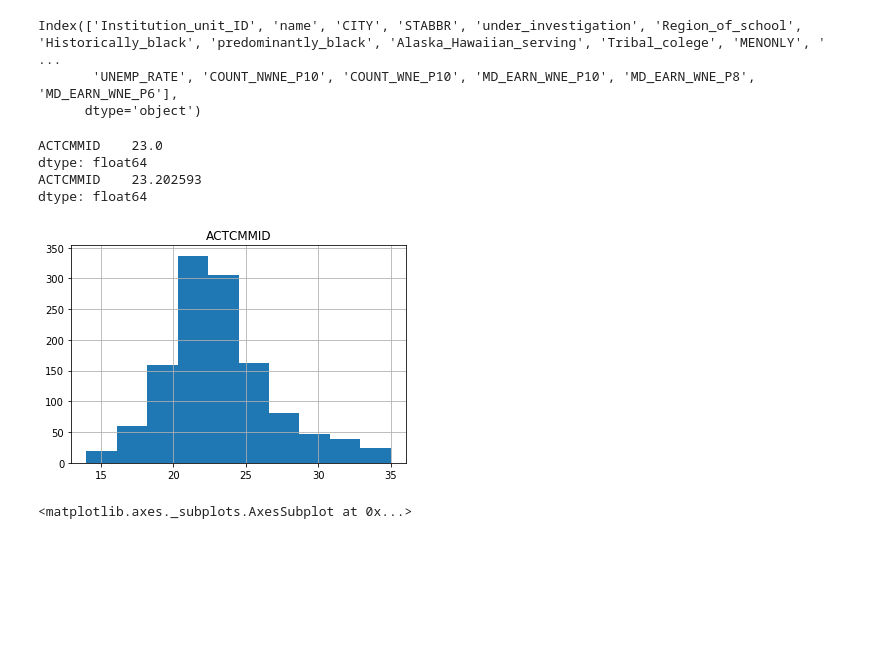
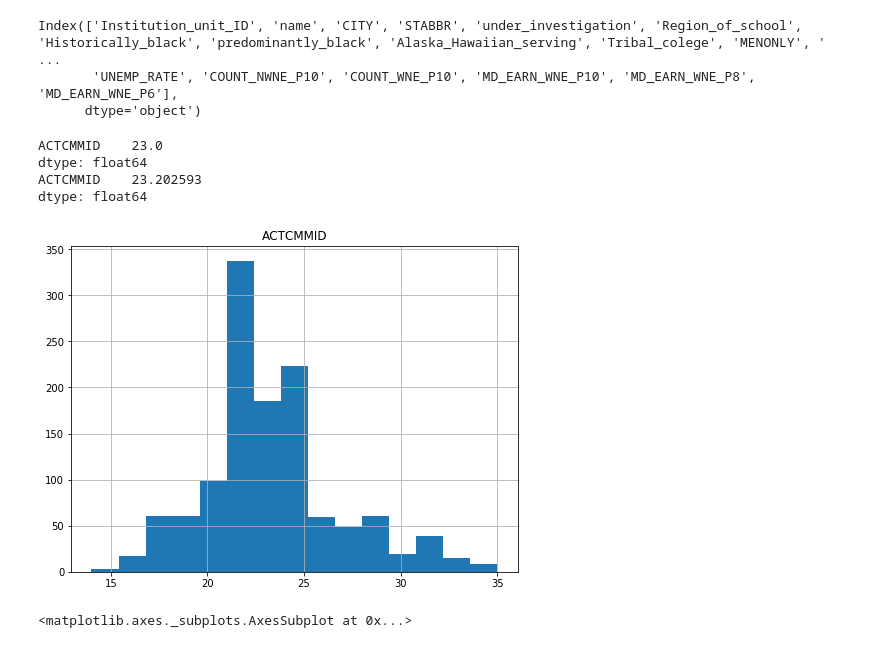
Before and after one commit to mparayil/Scorecard-Analysis, a Jupyter notebook: SAT & Scorecard analysis.ipynb, the cells around one changed output. Cells and saved outputs as stored; diff of their text form; code cells hidden in the pictures; blank space fills up the shorter version.

```diff
--- a/SAT & Scorecard analysis.ipynb
+++ b/SAT & Scorecard analysis.ipynb
@@ -46,4 +49,6 @@ Index(['Institution_unit_ID', '8-digit_OPE_ID', '6-digit_OPE_ID', 'name', 'CITY'
 # reading in the cost data
 df2 = pd.read_csv('Most-Recent-Cohorts-Treasury-Elements.csv',)
 # %%
-df2.rename({'UNITID': 'UNITID_', 'OPEID': 'OPEID_', 'OPEID6': 'OPEID6_', 'INSTNM': 'INSTNM_', 'MD_EARN_WNE_P10': 'MD_EARN_WNE_P10_'}, axis=1, inplace=True)
+df2.rename({'UNITID': 'UNITID_', 'OPEID': 'OPEID_', 'OPEID6': 'OPEID6_',
+            'INSTNM': 'INSTNM_', 'MD_EARN_WNE_P10': 'MD_EARN_WNE_P10_'}, axis=1, inplace=True)
+# Renaming the duplicate columns in the 2nd dataset so that python isn't reading duplicates
@@ -124,6 +138,9 @@ new_comb = comb[['Institution_unit_ID', 'name', 'CITY', 'STABBR', 'under_investi
                 'NPT4_PRIV', 'NPT41_PUB', 'NPT42_PUB', 'NPT43_PUB', 'NPT44_PUB', 'NPT45_PUB', 'NPT41_PRIV', 'NPT42_PRIV', 'NPT43_PRIV',
                 'NPT44_PRIV', 'NPT45_PRIV', 'PCTPELL', 'RET_FT4', 'RET_FTL4', 'RET_PT4', 'RET_PTL4', 'PCTFLOAN', 'GT_25K_P6',
                 'GRAD_DEBT_MDN_SUPP', 'GRAD_DEBT_MDN10YR_SUPP', 'C150_L4_POOLED_SUPP', 'C150_4_POOLED_SUPP','AGEGE24', 'PCT_WHITE', 'PCT_BLACK',
-                'PCT_ASIAN', 'PCT_HISPANIC', 'MEDIAN_HH_INC', 'POVERTY_RATE', 'UNEMP_RATE', 'COUNT_NWNE_P10', 'COUNT_WNE_P10', 'MD_EARN_WNE_P10', 'MD_EARN_WNE_P8', 'MD_EARN_WNE_P6']]
+                'PCT_ASIAN', 'PCT_HISPANIC', 'MEDIAN_HH_INC', 'POVERTY_RATE', 'UNEMP_RATE', 'COUNT_NWNE_P10', 'COUNT_WNE_P10', 'MD_EARN_WNE_P10',
+                 'MD_EARN_WNE_P8', 'MD_EARN_WNE_P6']]
+
+# I'm creating a new dataframe with column features pertinent to this analysis
 # %%
 new_comb.columns
@@ -132,15 +150,16 @@ Index(['Institution_unit_ID', 'name', 'CITY', 'STABBR', 'under_investigation', '
        'UNEMP_RATE', 'COUNT_NWNE_P10', 'COUNT_WNE_P10', 'MD_EARN_WNE_P10', 'MD_EARN_WNE_P8', 'MD_EARN_WNE_P6'],
       dtype='object')
 # %%
-new_comb[['ACTCMMID']].hist()
+new_comb[['ACTCMMID']].hist(bins=15, figsize=(8,6))
 print(new_comb[['ACTCMMID']].median())
 print(new_comb[['ACTCMMID']].mean())
+# viewing the distribution of ACT mid-point cumulative scores across all schools
 # %% [output]
 ACTCMMID    23.0
 dtype: float64
 ACTCMMID    23.202593
 dtype: float64
-[figure, old version]
+[figure, new version]
 # %%
 corr = new_comb[['SAT_AVG', 'NPT4_PUB', 'NPT41_PUB', 'NPT42_PUB',
                 'NPT43_PUB', 'NPT44_PUB', 'NPT45_PUB']].corr()
```
Also changed, not shown: parts of 30 cells of this notebook.
